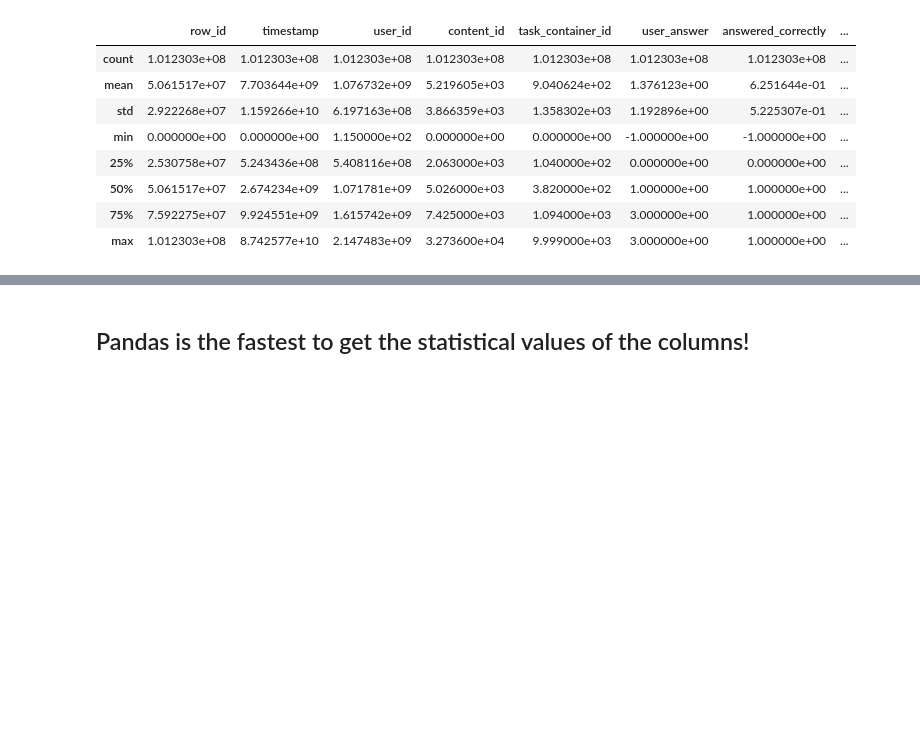
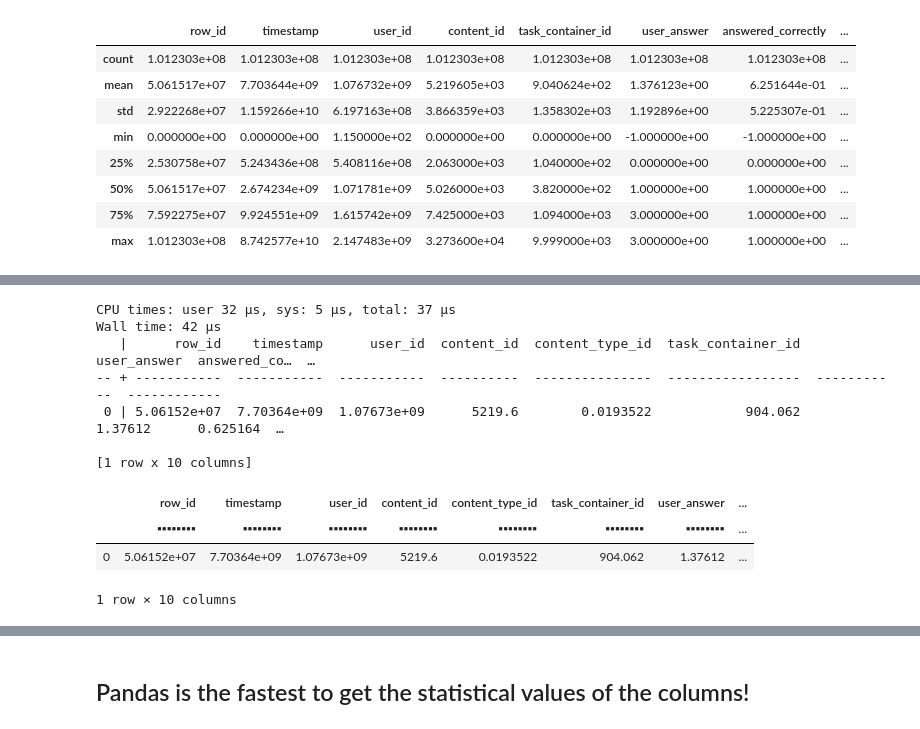
Before and after one commit to swapnilvishwakarma/File-Ingestion-and-Schema-Validation, a Jupyter notebook: File_ingestion_and_schema_validation.ipynb, the cells around one changed output, grey strips where cells are left out. Drawn from its saved outputs; the diff is of its cells as text; code cells hidden in the pictures; blank space fills up the shorter version.

```diff
--- a/File_ingestion_and_schema_validation.ipynb
+++ b/File_ingestion_and_schema_validation.ipynb
@@ -422,0 +481,15 @@ AttributeError: ignored
+# %%
+%%time
+df_datable.mean()
+# %% [output]
+CPU times: user 32 µs, sys: 5 µs, total: 37 µs
+Wall time: 42 µs
+   |      row_id    timestamp      user_id  content_id  content_type_id  task_container_id  user_answer  answered_co…  …
+-- + -----------  -----------  -----------  ----------  ---------------  -----------------  -----------  ------------
+ 0 | 5.06152e+07  7.70364e+09  1.07673e+09      5219.6        0.0193522            904.062      1.37612      0.625164  …
+
+[1 row x 10 columns]
+|  | row_id | timestamp | user_id | content_id | content_type_id | task_container_id | user_answer | ... |
+|  | ▪▪▪▪▪▪▪▪ | ▪▪▪▪▪▪▪▪ | ▪▪▪▪▪▪▪▪ | ▪▪▪▪▪▪▪▪ | ▪▪▪▪▪▪▪▪ | ▪▪▪▪▪▪▪▪ | ▪▪▪▪▪▪▪▪ | ... |
+| 0 | 5.06152e+07 | 7.70364e+09 | 1.07673e+09 | 5219.6 | 0.0193522 | 904.062 | 1.37612 | ... |
+1 row × 10 columns
```
Also changed, not shown: parts of 16 cells of this notebook.
